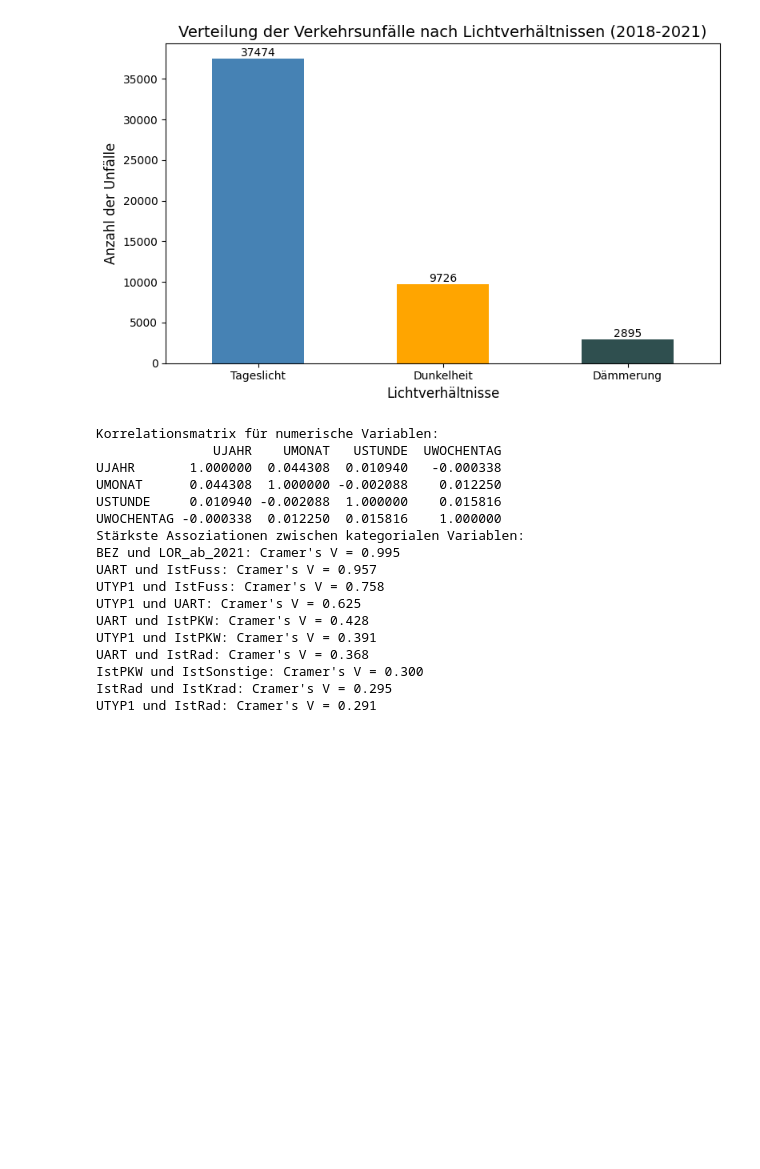
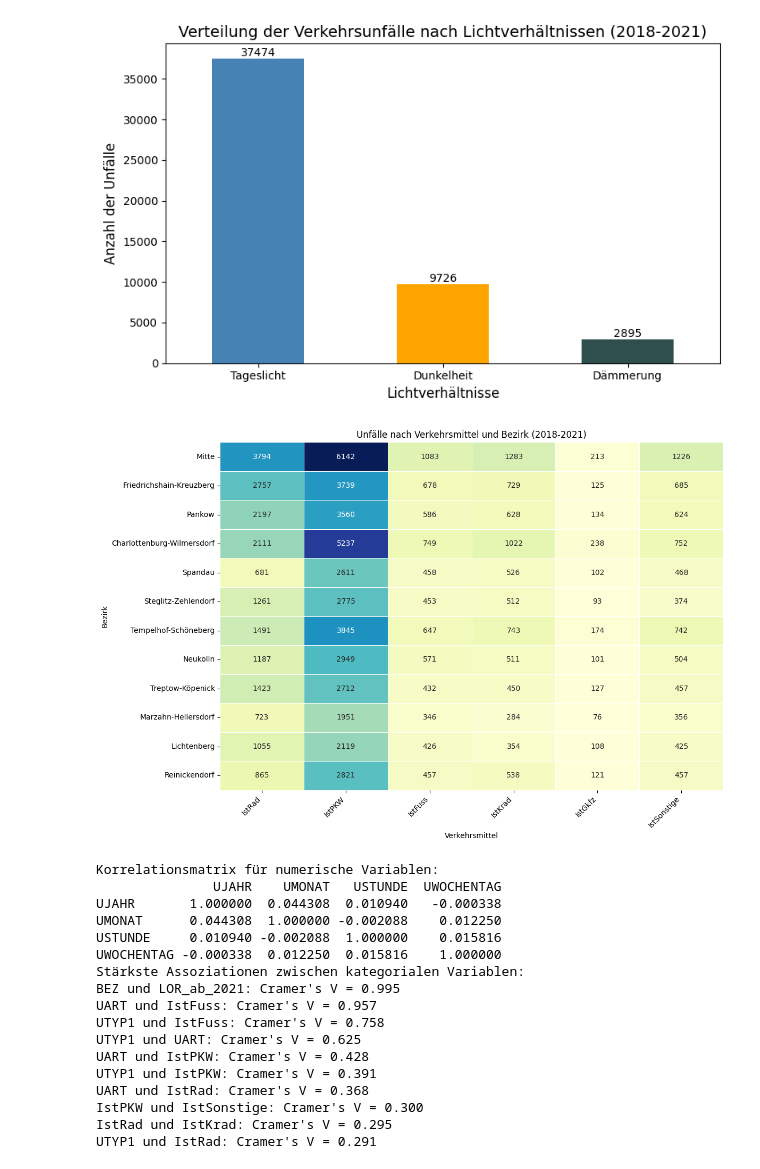
Before and after one commit to ifodor/Verkehrsunfallanalyse, a Jupyter notebook: Datenvorbereitung_EDA/notebooks/02_EDA.ipynb, the cells around one changed output. Drawn from its saved outputs; the diff is of its cells as text; code cells hidden in the pictures; blank space fills up the shorter version.

```diff
--- a/Datenvorbereitung_EDA/notebooks/02_EDA.ipynb
+++ b/Datenvorbereitung_EDA/notebooks/02_EDA.ipynb
@@ -436,6 +436,45 @@ plt.tight_layout()
 plt.savefig("output/plots/Verteilung_der_Unfälle_LichtV_(alle Jahre kombiniert).png", dpi=100)
 plt.show()
 
+####################### Verkehrsmittel nach Bezirk (Fahrrad, Auto,...)###########################################
+bezirke_mapping = {
+    1: 'Mitte', 2: 'Friedrichshain-Kreuzberg', 3: 'Pankow',
+    4: 'Charlottenburg-Wilmersdorf', 5: 'Spandau',
+    6: 'Steglitz-Zehlendorf', 7: 'Tempelhof-Schöneberg',
+    8: 'Neukölln', 9: 'Treptow-Köpenick',
+    10: 'Marzahn-Hellersdorf', 11: 'Lichtenberg', 12: 'Reinickendorf'
+}
+
+# Pivot-Tabelle erstellen: Index = Bezirk, Spalten = Verkehrsmittel, Werte = Anzahl der Unfälle
+pivot_data = filtered_data2.groupby('BEZ')[['IstRad', 'IstPKW', 'IstFuss', 'IstKrad', 'IstGkfz', 'IstSonstige']].sum()
+
+# Numerische IDs der Bezirke in Namen umwandeln
+pivot_data.index = pivot_data.index.map(bezirke_mapping)
+
+# Heatmap plotten
+plt.figure(figsize=(12, 8))
+sns.heatmap(
+    pivot_data,
+    annot=True,
+    fmt='.0f',
+    cmap='YlGnBu',
+    cbar=False,
+    linewidths=0.5
+)
+
+# Achsenbeschriftungen
+plt.title("Unfälle nach Verkehrsmittel und Bezirk (2018-2021)")
+plt.xlabel("Verkehrsmittel")
+plt.ylabel("Bezirk")
+plt.xticks(rotation=45, ha='right')
+
+# Layout anpassen
+plt.tight_layout()
+
+# Grafik als PNG speichern
+plt.savefig("output/plots/Verkehrsmittel_nach_Bezirk.png", dpi=100)
+plt.show()
+
 ########################### KORRELATION NUMERISCHER VARIABLEN ###########################
 
 # Definiere die Liste numerischer Variablen zur Korrelationsanalyse
@@ -470,33 +509,34 @@ categorical_vars = [
 
 # Berechne paarweise Cramér's V nur für eindeutige Kombinationen (keine Duplikate)
 cramers_results = {}
 for i in range(len(categorical_vars)):
     for j in range(i + 1, len(categorical_vars)):
         var1, var2 = categorical_vars[i], categorical_vars[j]
         cramers_results[(var1, var2)] = cramers_v(filtered_data2[var1], filtered_data2[var2])
 
 # Sortiere die Ergebnisse nach Stärke der Assoziation (absteigend)
 sorted_cramers_results = sorted(cramers_results.items(), key=lambda x: x[1], reverse=True)
 
 # Gib die Top 10 der stärksten Assoziationen aus
 print("Stärkste Assoziationen zwischen kategorialen Variablen:")
 for (var1, var2), value in sorted_cramers_results[:10]:
     print(f"{var1} und {var2}: Cramer's V = {value:.3f}")
 
 #########################################################################################
 # %% [output]
 [figure]
 [figure]
 [figure]
 [figure]
 [figure]
 [figure]
 [figure]
 [figure]
 [figure]
 [figure]
 [figure]
 [figure]
+[figure, added]
 Korrelationsmatrix für numerische Variablen:
                UJAHR    UMONAT   USTUNDE  UWOCHENTAG
 UJAHR       1.000000  0.044308  0.010940   -0.000338
```
